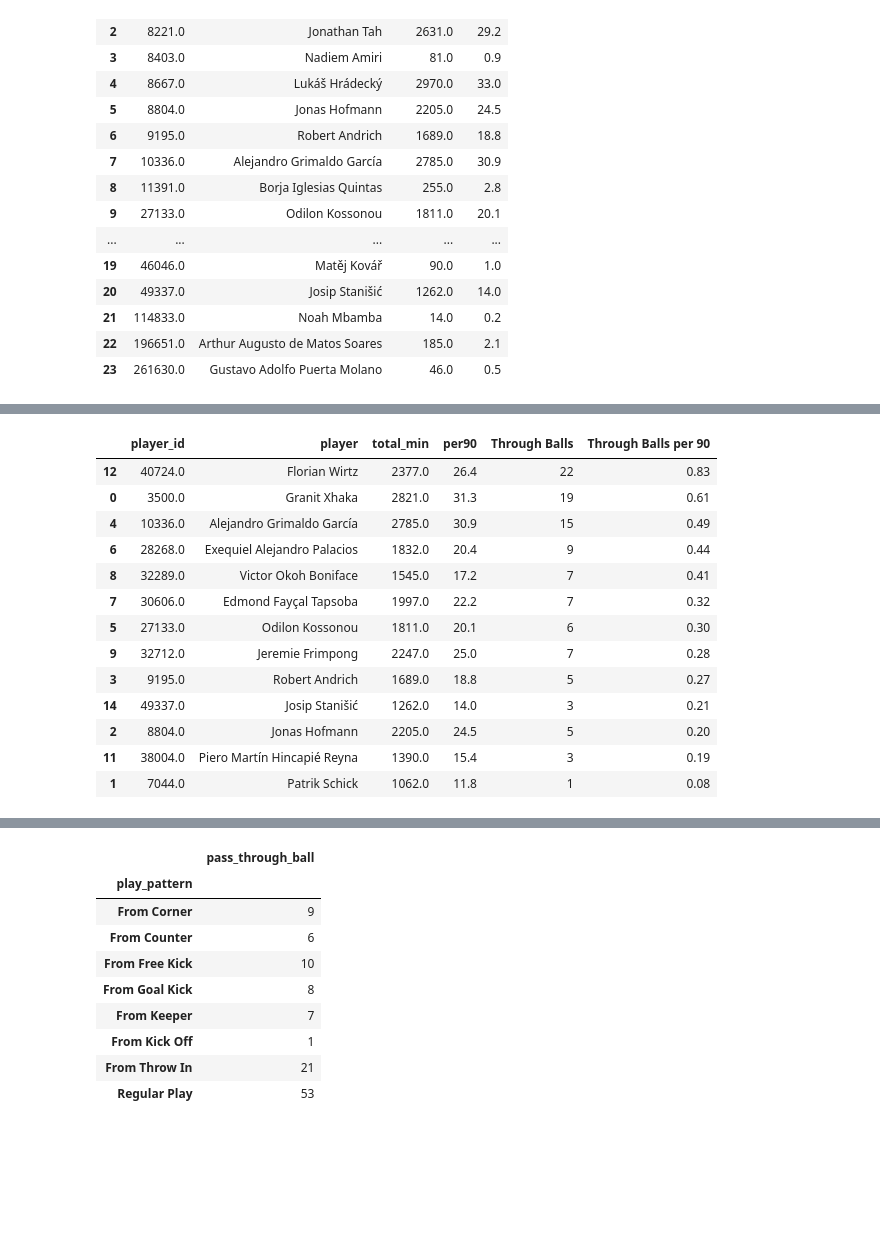
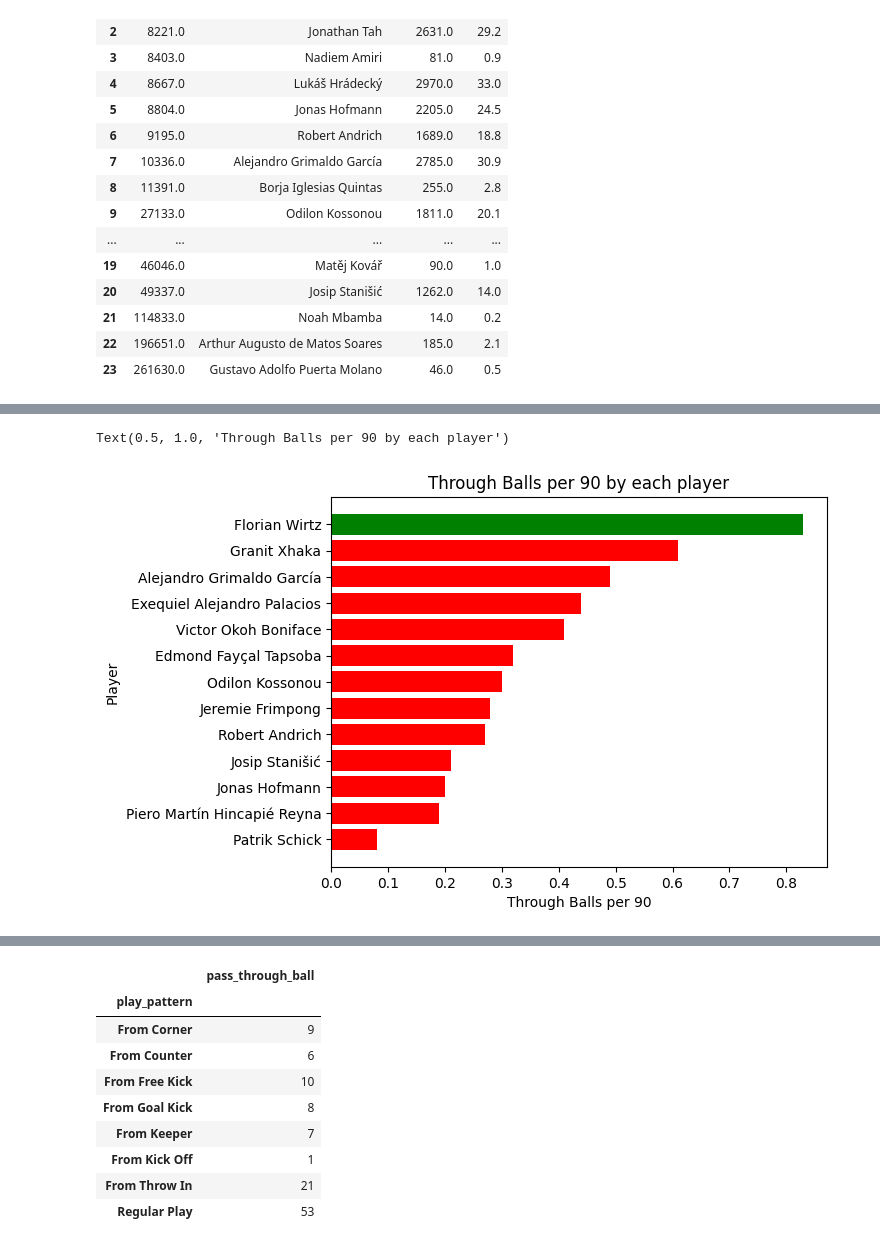
Before and after one commit to TobiaszKuc/_football_analysis, a Jupyter notebook: Jupyter Notebooks/WirtzProject/BayerLeverkusen.ipynb, the cells around one changed output, grey strips where cells are left out. Drawn from its saved outputs; the diff is of its cells as text; code cells hidden in the pictures; blank space fills up the shorter version.

Commit message:
Major changes in commentation and adding a scatter plot for xA and Key Passes

```diff
--- a/Jupyter Notebooks/WirtzProject/BayerLeverkusen.ipynb
+++ b/Jupyter Notebooks/WirtzProject/BayerLeverkusen.ipynb
@@ -219,27 +272,32 @@ per_90
 # %%
+# Calculating how many through balls each player had
 through_balls = bl[(bl["pass_technique"] == "Through Ball") & (bl["team"] == "Bayer Leverkusen")][["player", "player_id", "pass_technique"]].groupby(["player_id"]).agg({"pass_technique":"count"})
 through_balls.columns = ["Through Balls"]
 through_balls = through_balls.reset_index()
+
+#Merging with per 90 table, so I can calculate Through Balls per 90
 through_balls_per90 = pd.merge(
     left = per_90,
     right = through_balls,
     left_on = "player_id",
     right_on = "player_id",
     how = "right")
+
 through_balls_per90["Through Balls per 90"] = round(through_balls_per90["Through Balls"] / through_balls_per90["per90"], 2)
-through_balls_per90[through_balls_per90["total_min"] > 999].sort_values(by = "Through Balls per 90", ascending = False)
+through_balls_per90 = through_balls_per90[through_balls_per90["total_min"] > 999].sort_values(by = "Through Balls per 90", ascending = True)
+
+for_chart = through_balls_per90.drop(labels = ["player_id", "total_min", "per90", "Through Balls"], axis = 1)
+# For loop that will change color for every bar of the plot
+colors = []
+for _, row in for_chart.iterrows():
+    if row["player"] == "Florian Wirtz":
+        colors.append("green")
+    else:
+        colors.append("red")
+plt.barh(y=for_chart["player"], width = for_chart["Through Balls per 90"], color = colors)
+plt.xlabel("Through Balls per 90")
+plt.ylabel("Player")
+plt.title("Through Balls per 90 by each player")
 # %% [output]
-|  | player_id | player | total_min | per90 | Through Balls | Through Balls per 90 |
-| 12 | 40724.0 | Florian Wirtz | 2377.0 | 26.4 | 22 | 0.83 |
-| 0 | 3500.0 | Granit Xhaka | 2821.0 | 31.3 | 19 | 0.61 |
-| 4 | 10336.0 | Alejandro Grimaldo García | 2785.0 | 30.9 | 15 | 0.49 |
-| 6 | 28268.0 | Exequiel Alejandro Palacios | 1832.0 | 20.4 | 9 | 0.44 |
-| 8 | 32289.0 | Victor Okoh Boniface | 1545.0 | 17.2 | 7 | 0.41 |
-| 7 | 30606.0 | Edmond Fayçal Tapsoba | 1997.0 | 22.2 | 7 | 0.32 |
-| 5 | 27133.0 | Odilon Kossonou | 1811.0 | 20.1 | 6 | 0.30 |
-| 9 | 32712.0 | Jeremie Frimpong | 2247.0 | 25.0 | 7 | 0.28 |
-| 3 | 9195.0 | Robert Andrich | 1689.0 | 18.8 | 5 | 0.27 |
-| 14 | 49337.0 | Josip Stanišić | 1262.0 | 14.0 | 3 | 0.21 |
-| 2 | 8804.0 | Jonas Hofmann | 2205.0 | 24.5 | 5 | 0.20 |
-| 11 | 38004.0 | Piero Martín Hincapié Reyna | 1390.0 | 15.4 | 3 | 0.19 |
-| 1 | 7044.0 | Patrik Schick | 1062.0 | 11.8 | 1 | 0.08 |
+Text(0.5, 1.0, 'Through Balls per 90 by each player')
+[figure, added]
```
Also changed, not shown: parts of 22 cells of this notebook.
